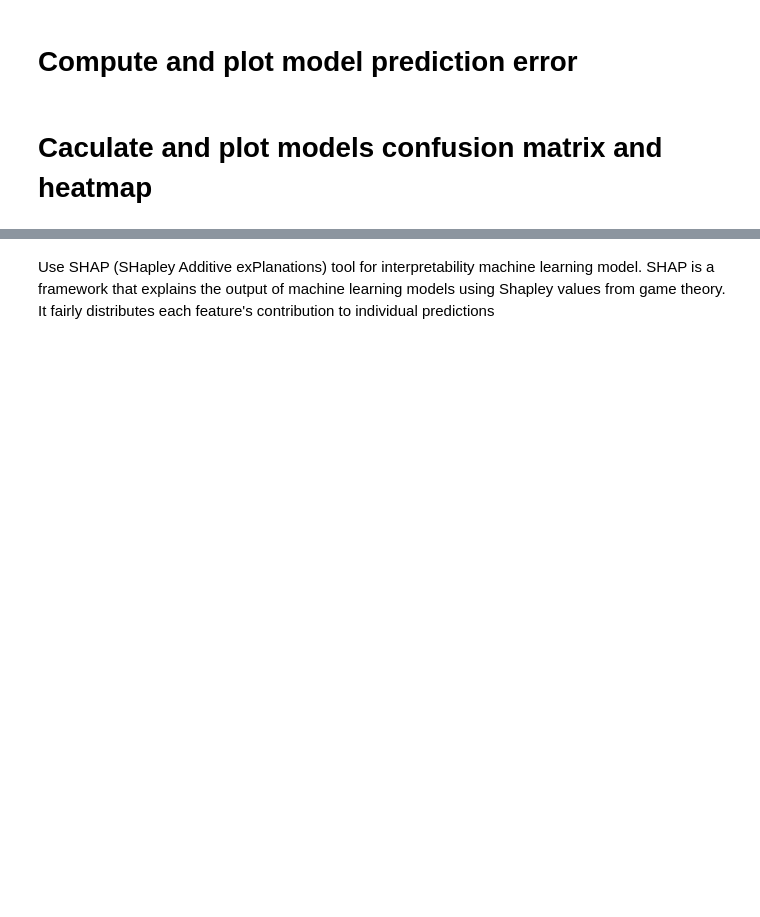
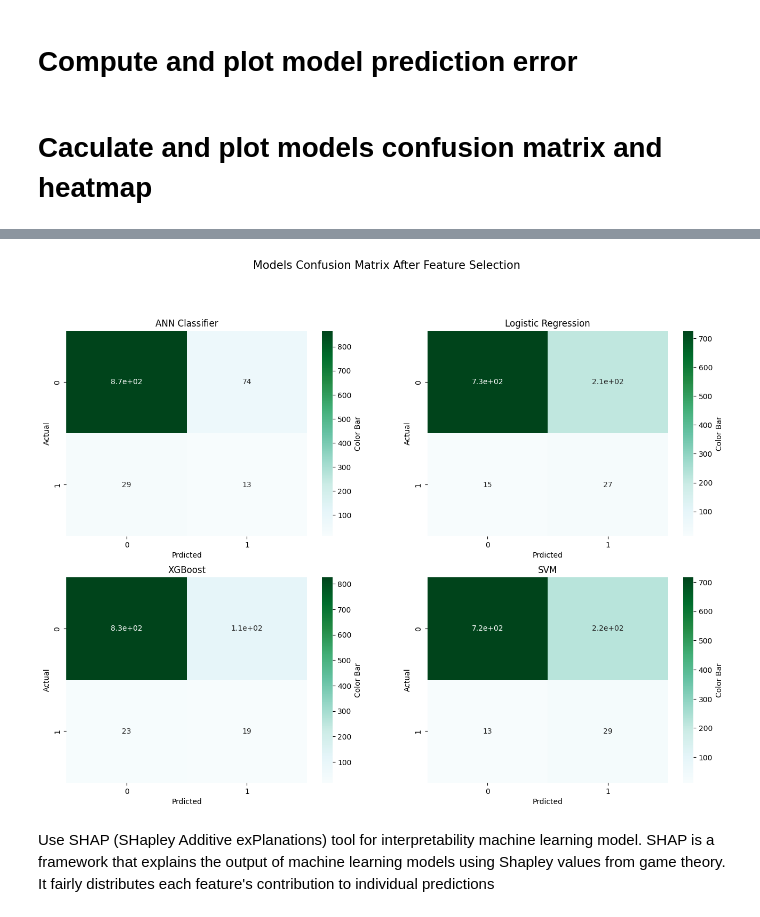
Before and after one commit to Team-6-AAI-501/strokeprediction, a Jupyter notebook: jupyternotebook/aai501StrokePrediction.ipynb, the cells around one changed output, grey strips where cells are left out. Cells and saved outputs as stored; diff of their text form; code cells hidden in the pictures; blank space fills up the shorter version.

```diff
--- a/jupyternotebook/aai501StrokePrediction.ipynb
+++ b/jupyternotebook/aai501StrokePrediction.ipynb
@@ -617,15 +831,17 @@ for model_name, predictions in models_predictions.items():
 # %%
 # Loop through each model and plot confusion matrix
 plt_num = 1
 plt.figure(figsize=(16,11)) # Set figure size
 for model_name, predictions in models_predictions.items():
-    conf_matrix = confusion_matrix(y_test, predictions)
+    conf_matrix = confusion_matrix(y_test_after, predictions[1])
     plt.subplot(2, 2, plt_num)
     sns.heatmap(conf_matrix, cmap="BuGn", annot=True, cbar_kws={"label":"Color Bar"})
-    plt.suptitle('Models Confusion Matrix', fontsize=15, y=1)
+    plt.suptitle('Models Confusion Matrix After Feature Selection', fontsize=15, y=1)
     plt.title(model_name), plt.xlabel('Prdicted'), plt.ylabel('Actual')
-    plt.savefig('Confusion_Matrix.png')
+    plt.savefig('Confusion_Matrix_After.png')
     plt_num +=1
+# %% [output]
+[figure, added]
 # %% [markdown]
 Use SHAP (SHapley Additive exPlanations) tool for interpretability machine learning model. SHAP is a framework that explains the output of machine learning models using Shapley values from game theory. It fairly distributes each feature's contribution to individual predictions
 # %% [markdown]
```
Also changed, not shown: parts of 19 cells of this notebook, 1 other file.
